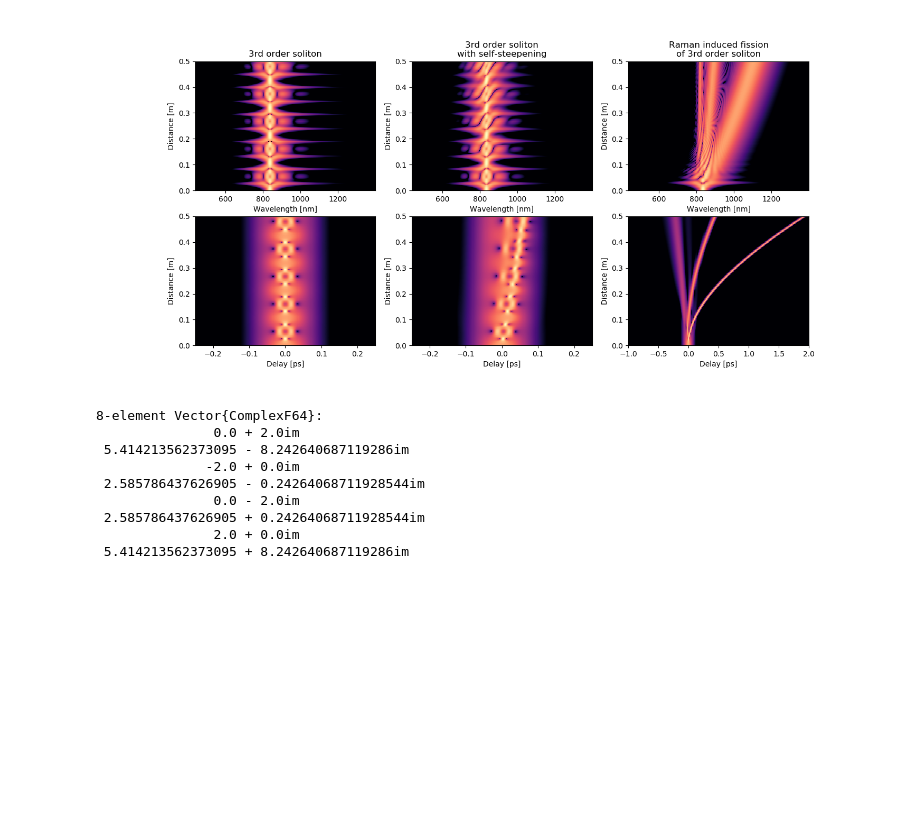
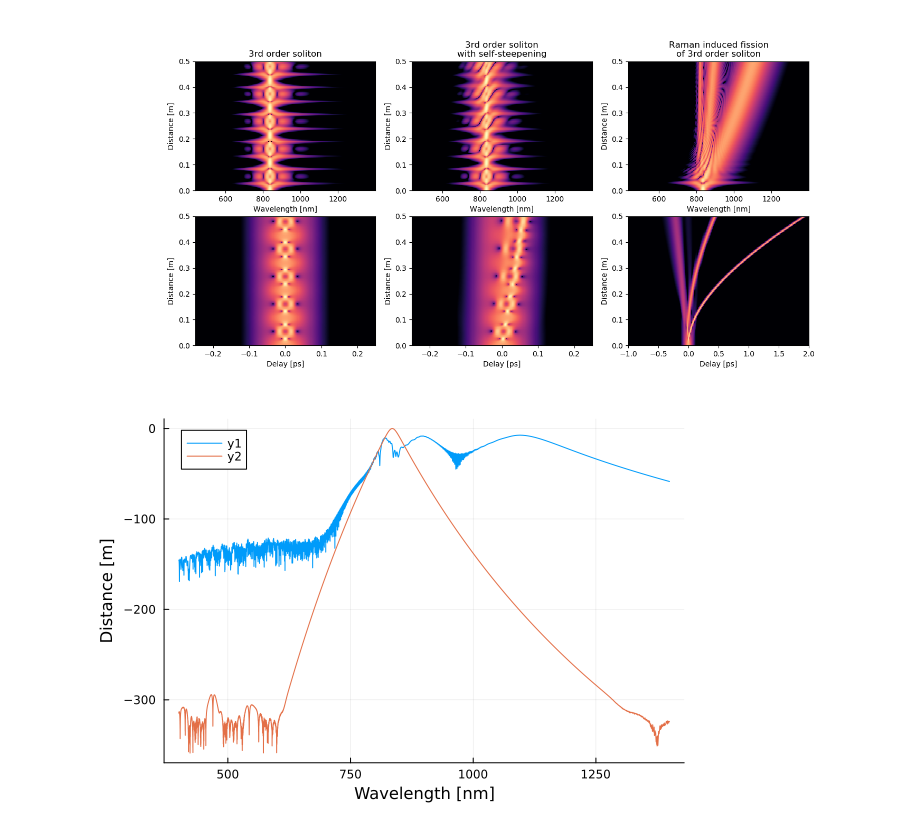
Before and after one commit to curio-sitas/Nlse.jl, a Jupyter notebook: draft/draft4.ipynb, the cells around one changed output. Cells and saved outputs as stored; diff of their text form; code cells hidden in the pictures; blank space fills up the shorter version.

```diff
--- a/draft/draft4.ipynb
+++ b/draft/draft4.ipynb
@@ -38,8 +38,8 @@ u0 = n*sqrt(P)*sech.(t ./ τ);
 # %%
 # SIMULATION
 
-nsaves = 256
-dz = L/(2*nsaves)
+nsaves = 250
+dz = min(L/(2*nsaves), L/100)
 reltol = 1e-6
 maxiters = 1000
 
@@ -89,6 +89,7 @@ zk = 0
 k5 = nothing
 for i in 2:nsaves+1
 it = 0
+# Dependence : dz, IFFT, FFT D, NU, U, reltol, zf,
 while zk < zsaves[i]
 
 	e = exp.(0.5 * dz * D)
@@ -165,17 +166,17 @@ ylabel!("Distance [m]")
 Here we reproduced the 3rd order soliton simulations from the python module *gnlse*.
 
 ![image.png](attachment:image.png)
-# %%
-A=[1.0,1.0,1.0,1.0,-1,-1,-1,-1im]
-
-fft(conj(A)) - fft(fftshift(A))
-# %% [output]
-8-element Vector{ComplexF64}:
-               0.0 + 2.0im
- 5.414213562373095 - 8.242640687119286im
-              -2.0 + 0.0im
- 2.585786437626905 - 0.24264068711928544im
-               0.0 - 2.0im
- 2.585786437626905 + 0.24264068711928544im
-               2.0 + 0.0im
- 5.414213562373095 + 8.242640687119286im
+# %%
+V =  (fftshift(reverse(ω)) .+ ω0)
+WL = (2pi*c ./ V * 1e9)
+widx = 400 .<= WL .<= 1400
+WSOLr = reverse(ifftshift(M,2), dims=2)[:,widx] .|> abs2
+WSOLr = WSOLr ./ maximum(WSOLr)
+MIW = 10log10.(WSOLr)
+
+plot(WL[widx], MIW[end,:], clims=(-40,0))
+plot!(WL[widx], MIW[1,:], clims=(-40,0))
+xlabel!("Wavelength [nm]")
+ylabel!("Distance [m]")
+# %% [output]
+[figure, added]
```
Also changed, not shown: parts of 1 cell of this notebook, 1 other file.
